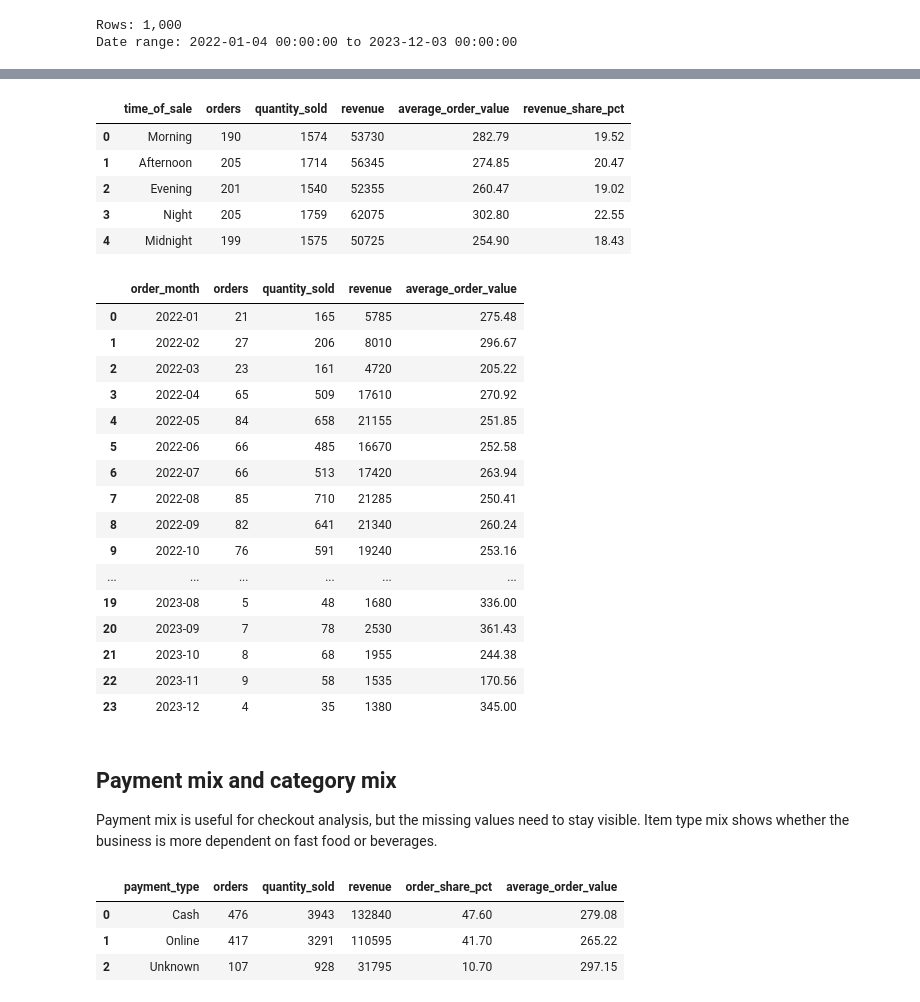
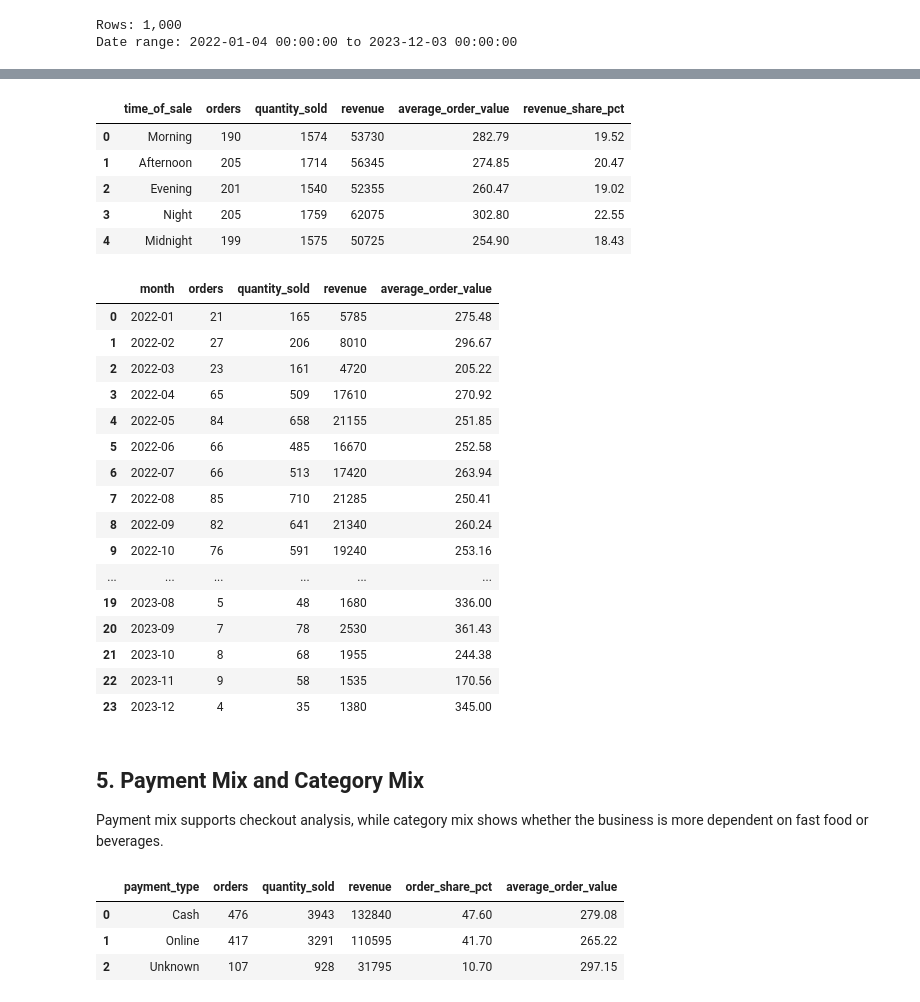
Before and after one commit to Sivarohitk/Restaurant-Sales-Analysis, a Jupyter notebook: notebooks/restaurant_sales_intelligence_eda.ipynb, the cells around one changed output, grey strips where cells are left out. Drawn from its saved outputs; the diff is of its cells as text; code cells hidden in the pictures.

```diff
--- a/notebooks/restaurant_sales_intelligence_eda.ipynb
+++ b/notebooks/restaurant_sales_intelligence_eda.ipynb
@@ -40,6 +41,7 @@ raw_df = load_raw_data(project_root / "data" / "raw" / "restaurant_sales.csv")
 clean_df = prepare_clean_dataset(raw_df)
 quality_df = build_data_quality_summary(clean_df)
 tables = build_summary_tables(clean_df)
+tables["data_quality_summary"] = quality_df.copy()
 
 print(f"Rows: {len(clean_df):,}")
 print(f"Date range: {clean_df['order_date'].min()} to {clean_df['order_date'].max()}")
@@ -140,29 +128,29 @@ Daypart analysis helps with staffing, prep timing, and promotions. Monthly trend
 # %%
 display(tables["sales_by_time_of_sale"])
 display(tables["monthly_sales_trend"])
 
 fig, axes = plt.subplots(1, 2, figsize=(16, 5))
 
-time_table = tables["sales_by_time_of_sale"].set_index("time_of_sale").reindex(TIME_OF_SALE_ORDER).reset_index()
-axes[0].bar(time_table["time_of_sale"], time_table["revenue"], color="#4c7cbf")
-axes[0].set_title("Revenue by Time of Sale")
+daypart_table = tables["sales_by_time_of_sale"].set_index("time_of_sale").reindex(TIME_OF_SALE_ORDER).reset_index()
+axes[0].bar(daypart_table["time_of_sale"], daypart_table["revenue"], color="#4c7cbf")
+axes[0].set_title("Sales by Time of Sale")
 axes[0].tick_params(axis="x", rotation=20)
 
-month_table = tables["monthly_sales_trend"]
-axes[1].plot(month_table["order_month"], month_table["revenue"], marker="o", color="#0b6e4f")
+monthly_table = tables["monthly_sales_trend"]
+axes[1].plot(monthly_table["month"], monthly_table["revenue"], marker="o", color="#0b6e4f")
 axes[1].set_title("Monthly Revenue Trend")
 axes[1].tick_params(axis="x", rotation=45)
 
 plt.tight_layout()
 plt.show()
 # %% [output]
 |  | time_of_sale | orders | quantity_sold | revenue | average_order_value | revenue_share_pct |
 | 0 | Morning | 190 | 1574 | 53730 | 282.79 | 19.52 |
 | 1 | Afternoon | 205 | 1714 | 56345 | 274.85 | 20.47 |
 | 2 | Evening | 201 | 1540 | 52355 | 260.47 | 19.02 |
 | 3 | Night | 205 | 1759 | 62075 | 302.80 | 22.55 |
 | 4 | Midnight | 199 | 1575 | 50725 | 254.90 | 18.43 |
-|  | order_month | orders | quantity_sold | revenue | average_order_value |
+|  | month | orders | quantity_sold | revenue | average_order_value |
 | 0 | 2022-01 | 21 | 165 | 5785 | 275.48 |
 | 1 | 2022-02 | 27 | 206 | 8010 | 296.67 |
 | 2 | 2022-03 | 23 | 161 | 4720 | 205.22 |
@@ -180,9 +168,9 @@ plt.show()
 | 22 | 2023-11 | 9 | 58 | 1535 | 170.56 |
 | 23 | 2023-12 | 4 | 35 | 1380 | 345.00 |
 # %% [markdown]
-## Payment mix and category mix
+## 5. Payment Mix and Category Mix
 
-Payment mix is useful for checkout analysis, but the missing values need to stay visible. Item type mix shows whether the business is more dependent on fast food or beverages.
+Payment mix supports checkout analysis, while category mix shows whether the business is more dependent on fast food or beverages.
 # %%
 display(tables["sales_by_payment_type"])
 display(tables["item_type_mix"])
```
Also changed, not shown: parts of 22 cells of this notebook, 14 other files.
